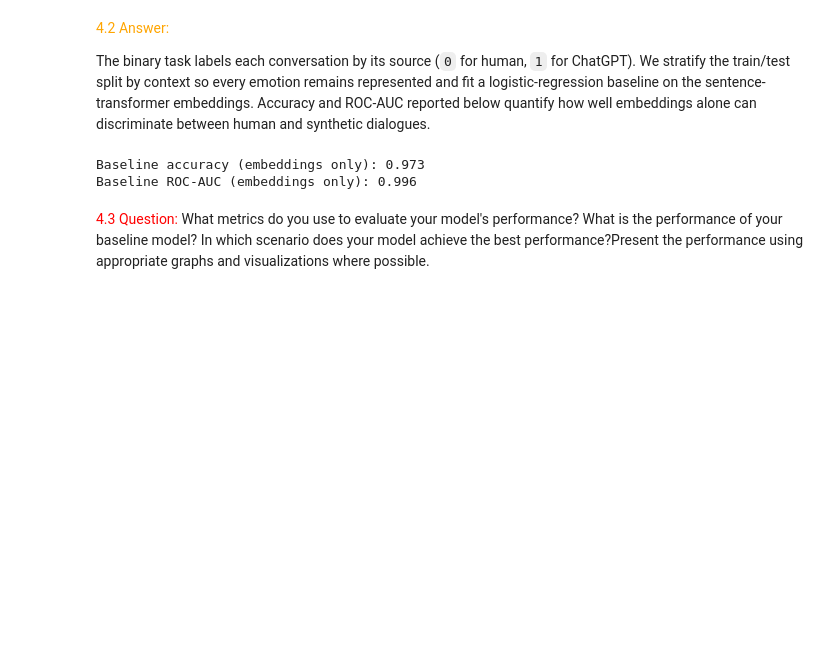
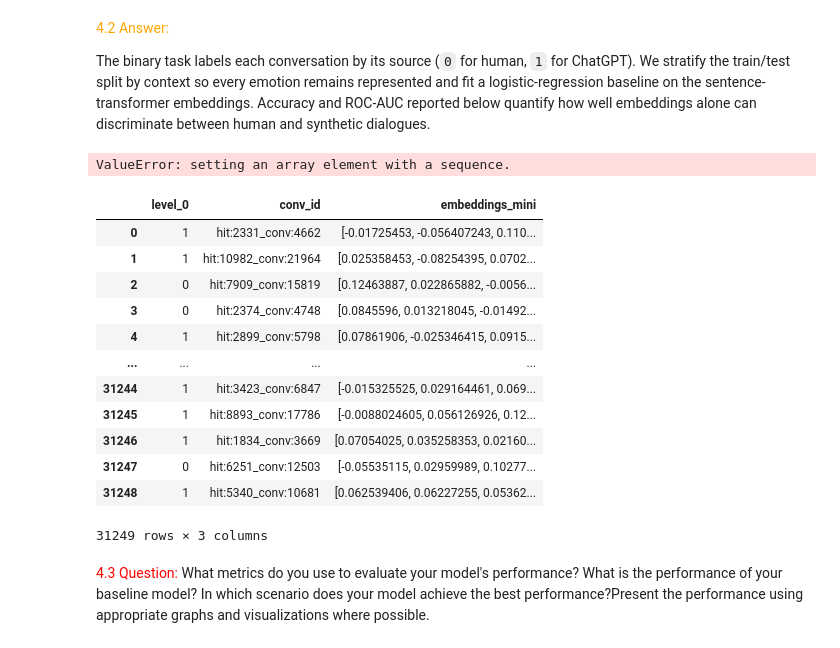
Before and after one commit to telecom-projet-nlp/human-gpt-linguistic-differences, a Jupyter notebook: notebook/Answers.ipynb, the cells around one changed output. Drawn from its saved outputs; the diff is of its cells as text; code cells hidden in the pictures; blank space fills up the shorter version.

```diff
--- a/notebook/Answers.ipynb
+++ b/notebook/Answers.ipynb
@@ -510,3 +545,5 @@ with open("embeddings_mini.pkl", "wb") as f:
+# %%
+tot_byconv['embeddings_mini'] = list(embeddings_mini)
 # %% [markdown]
 <font color="red">4.2 Question:</font> How to define the binary classification task? Test both linear and non-linear models to see which model provide better performance? You can follow the test, train, valid seperation defined inside Empatheticdiaogues corpus.
 # %% [markdown]
@@ -519,43 +556,58 @@ from sklearn.linear_model import LogisticRegression
 from sklearn.pipeline import Pipeline
 from sklearn.metrics import roc_auc_score, accuracy_score
 
-labels = tot_byconv.index.get_level_values(0)
-tot_contexts = tot_byconv.reset_index(level=0, drop=False)["context"]
-
-X_train_emb, X_test_emb, y_train_emb, y_test_emb, train_idx, test_idx = train_test_split(
-    embeddings_mini,
-    labels,
-    np.arange(len(labels)),
+# doing a stratified split based on context to ensure balanced representation
+# this split will be used for all models to ensure comparability
+X_train, X_test, train_idx, test_idx = train_test_split(
+    tot_byconv,
+    np.arange(tot_byconv.shape[0]),
     test_size=0.2,
-    stratify=labels,
+    stratify=tot_byconv["context"],
     random_state=0
 )
+
+y_train = X_train.index.get_level_values(0)
 
 baseline_clf = Pipeline([
     ('logistic', LogisticRegression(max_iter=1000, solver='liblinear'))
 ])
-baseline_clf.fit(X_train_emb, y_train_emb)
+baseline_clf.fit(X_train['embeddings_mini'], y_train)
+y_pred_emb = baseline_clf.predict(X_test['embeddings_mini'])
+baseline_proba = baseline_clf.predict_proba(X_test['embeddings_mini'])[:, 1]
 
-y_pred_emb = baseline_clf.predict(X_test_emb)
-baseline_proba = baseline_clf.predict_proba(X_test_emb)[:, 1]
-
+y_test = X_test.index.get_level_values(0)
 baseline_metrics = {
-    'accuracy': accuracy_score(y_test_emb, y_pred_emb),
-    'roc_auc': roc_auc_score(y_test_emb, baseline_proba)
+    'accuracy': accuracy_score(y_test, y_pred_emb),
+    'roc_auc': roc_auc_score(y_test, baseline_proba)
 }
 
 baseline_split = {
     'train_idx': train_idx,
     'test_idx': test_idx,
-    'y_train': y_train_emb,
-    'y_test': y_test_emb
+    'y_train': y_train,
+    'y_test': y_test
 }
 
 print(f"Baseline accuracy (embeddings only): {baseline_metrics['accuracy']:.3f}")
 print(f"Baseline ROC-AUC (embeddings only): {baseline_metrics['roc_auc']:.3f}")
 # %% [output]
-Baseline accuracy (embeddings only): 0.973
-Baseline ROC-AUC (embeddings only): 0.996
+ValueError: setting an array element with a sequence.
+# %%
+X_train['embeddings_mini'].reset_index()
+# %% [output]
+|  | level_0 | conv_id | embeddings_mini |
+| 0 | 1 | hit:2331_conv:4662 | [-0.01725453, -0.056407243, 0.110... |
+| 1 | 1 | hit:10982_conv:21964 | [0.025358453, -0.08254395, 0.0702... |
+| 2 | 0 | hit:7909_conv:15819 | [0.12463887, 0.022865882, -0.0056... |
+| 3 | 0 | hit:2374_conv:4748 | [0.0845596, 0.013218045, -0.01492... |
+| 4 | 1 | hit:2899_conv:5798 | [0.07861906, -0.025346415, 0.0915... |
+| ... | ... | ... | ... |
+| 31244 | 1 | hit:3423_conv:6847 | [-0.015325525, 0.029164461, 0.069... |
+| 31245 | 1 | hit:8893_conv:17786 | [-0.0088024605, 0.056126926, 0.12... |
+| 31246 | 1 | hit:1834_conv:3669 | [0.07054025, 0.035258353, 0.02160... |
+| 31247 | 0 | hit:6251_conv:12503 | [-0.05535115, 0.02959989, 0.10277... |
+| 31248 | 1 | hit:5340_conv:10681 | [0.062539406, 0.06227255, 0.05362... |
+31249 rows × 3 columns
 # %% [markdown]
 <font color="red">4.3 Question:</font> What metrics do you use to evaluate your model's performance? What is the performance of your baseline model? In which scenario does your model achieve the best performance?Present the performance using appropriate graphs and visualizations where possible.
 # %% [markdown]
```
Also changed, not shown: parts of 17 cells of this notebook.
